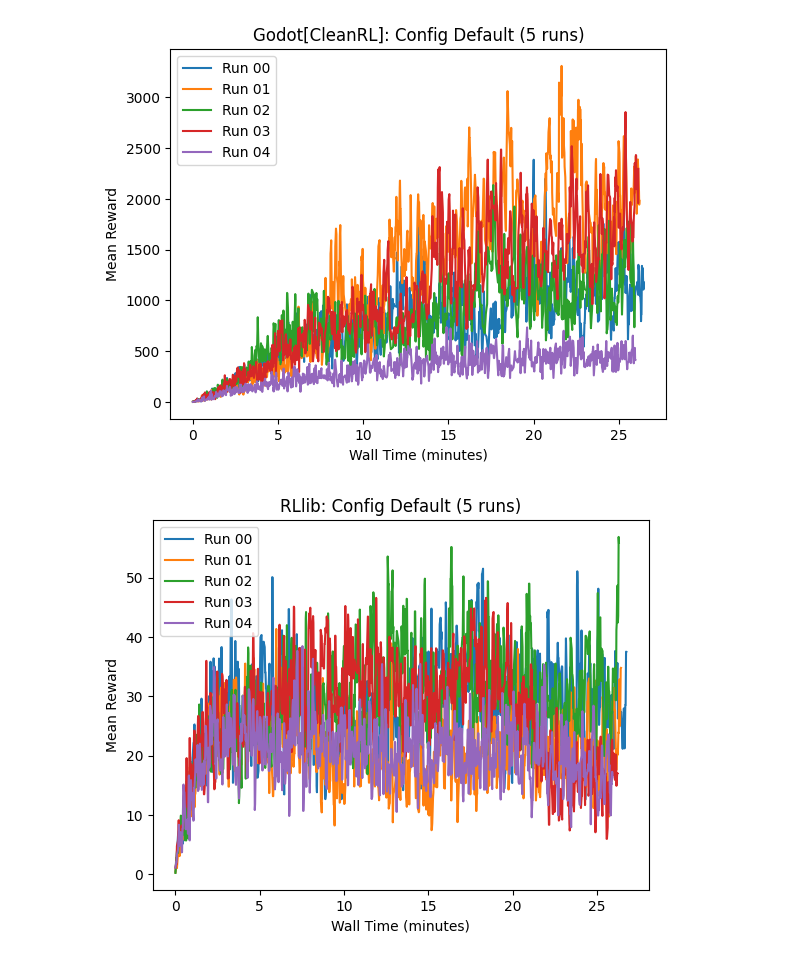
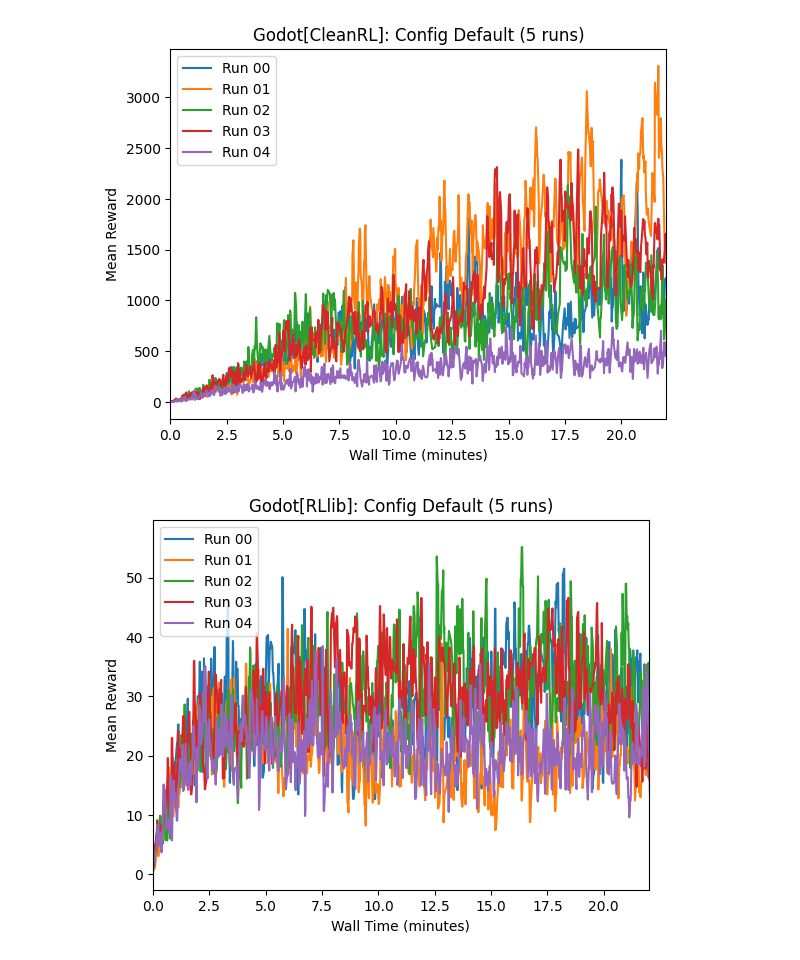
Before and after one commit to visuallization/rl_master_thesis_evaluation, a Jupyter notebook: config_default.ipynb, the cells around one changed output. Drawn from its saved outputs; the diff is of its cells as text; code cells hidden in the pictures.

```diff
--- a/config_default.ipynb
+++ b/config_default.ipynb
@@ -103,25 +103,27 @@ plt.plot(cleanrl['data_frames'][2]['Wall time'] / 60, cleanrl['data_frames'][2][
 plt.plot(cleanrl['data_frames'][3]['Wall time'] / 60, cleanrl['data_frames'][3]['Value'], label="Run 03")
 plt.plot(cleanrl['data_frames'][4]['Wall time'] / 60, cleanrl['data_frames'][4]['Value'], label="Run 04")
 plt.xlabel("Wall Time (minutes)")
+plt.xlim(0, 22)
 plt.ylabel("Mean Reward")
 plt.title("Godot[CleanRL]: Config Default (5 runs)")
 plt.legend(loc="upper left")
 plt.show()
 # %% [output]
-[figure, old version]
+[figure, new version]
 # %%
 plt.plot(rllib['data_frames'][0]['Wall time'] / 60, rllib['data_frames'][0]['Value'], label="Run 00")
 plt.plot(rllib['data_frames'][1]['Wall time'] / 60, rllib['data_frames'][1]['Value'], label="Run 01")
 plt.plot(rllib['data_frames'][2]['Wall time'] / 60, rllib['data_frames'][2]['Value'], label="Run 02")
 plt.plot(rllib['data_frames'][3]['Wall time'] / 60, rllib['data_frames'][3]['Value'], label="Run 03")
 plt.plot(rllib['data_frames'][4]['Wall time'] / 60, rllib['data_frames'][4]['Value'], label="Run 04")
 plt.xlabel("Wall Time (minutes)")
+plt.xlim(0, 22)
 plt.ylabel("Mean Reward")
 plt.title("Godot[RLlib]: Config Default (5 runs)")
 plt.legend(loc="upper left")
 plt.show()
 # %% [output]
-[figure, old version]
+[figure, new version]
 # %%
 plt.plot(sb3['data_frames'][0]['Wall time'] / 60, sb3['data_frames'][0]['Value'], label="Run 00")
 plt.plot(sb3['data_frames'][1]['Wall time'] / 60, sb3['data_frames'][1]['Value'], label="Run 01")
```
Also changed, not shown: parts of 5 cells of this notebook.
